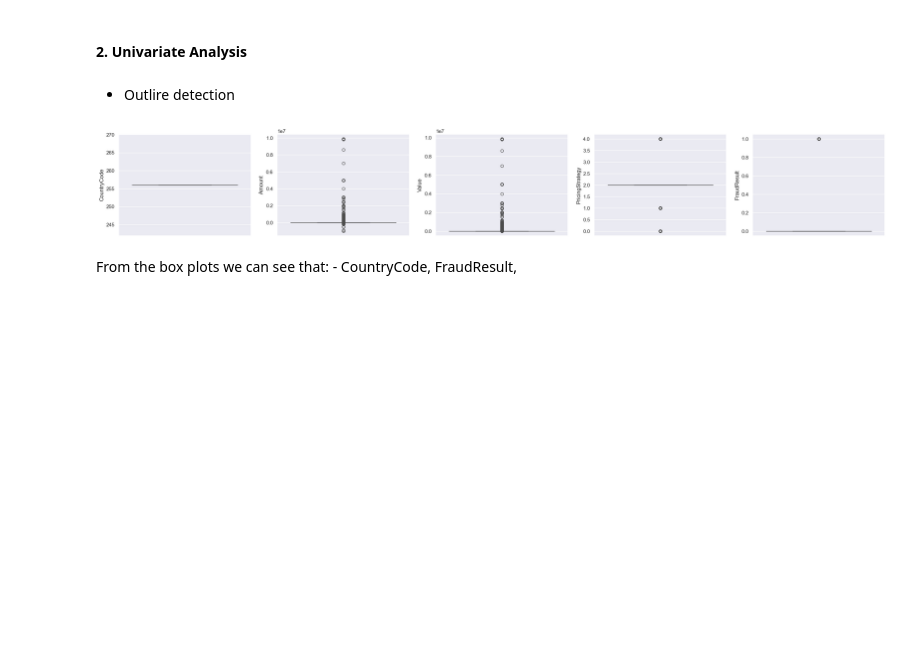
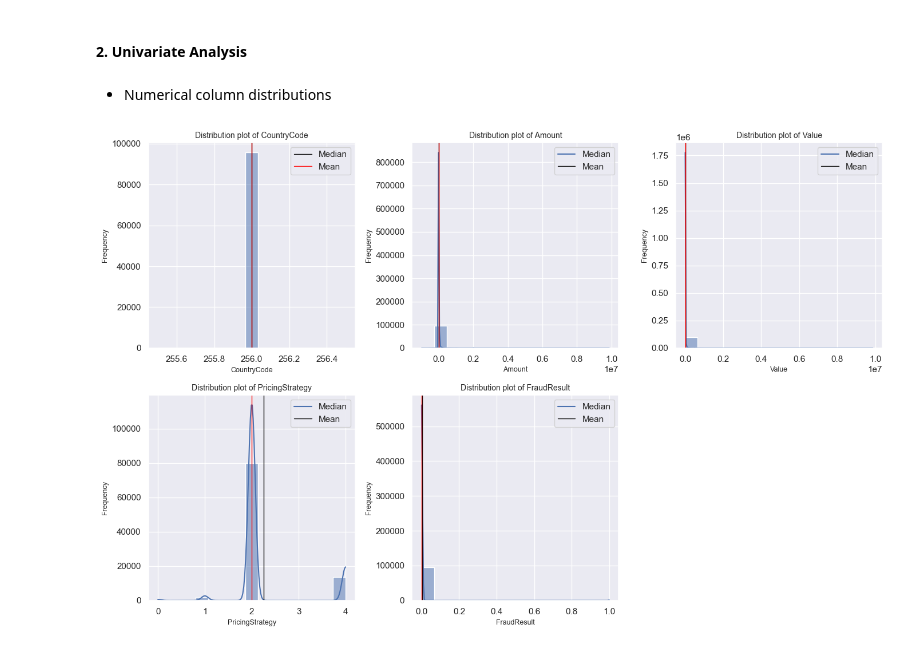
Before and after one commit to WildCayote/Bati-Bank-Credit-Scoring, a Jupyter notebook: notebooks/eda.ipynb, the cells around one changed output. Cells and saved outputs as stored; diff of their text form; code cells hidden in the pictures; blank space fills up the shorter version.

```diff
--- a/notebooks/eda.ipynb
+++ b/notebooks/eda.ipynb
@@ -94,5 +94,3 @@ Series([], dtype: float64)
 - The transactional data has no missing values, this indicates that the data collection is well structured and seems not that error prone
 # %% [markdown]
 #### 2. Univariate Analysis
-# %% [markdown]
-- Outlire detection
@@ -105,21 +97,6 @@ numerical_cols = numerical_data.columns
-# %%
-# decide the number of cols in an image
-NUM_COLS = 5
-
-# calculate the number of rows
-num_rows = math.ceil(len(numerical_cols) / NUM_COLS)
-
-# create subpltos
-fig, axes = plt.subplots(ncols=NUM_COLS, nrows=num_rows, figsize=(30, 4 * num_rows))
-
-# flatten the axes
-axes = axes.flatten()
-
-for idx, column in enumerate(numerical_cols):
-    sns.boxplot(data=data[column], ax=axes[idx])
-plt.show()
-# %% [output]
-[figure, removed]
-# %% [markdown]
-From the box plots we can see that:
-    - CountryCode, FraudResult,
+# %% [markdown]
+- Numerical column distributions
+# %%
+eda_analyzer.numerical_distribution()
+# %% [output]
+[figure, added]
```
Also changed, not shown: parts of 1 cell of this notebook, 1 other file.
